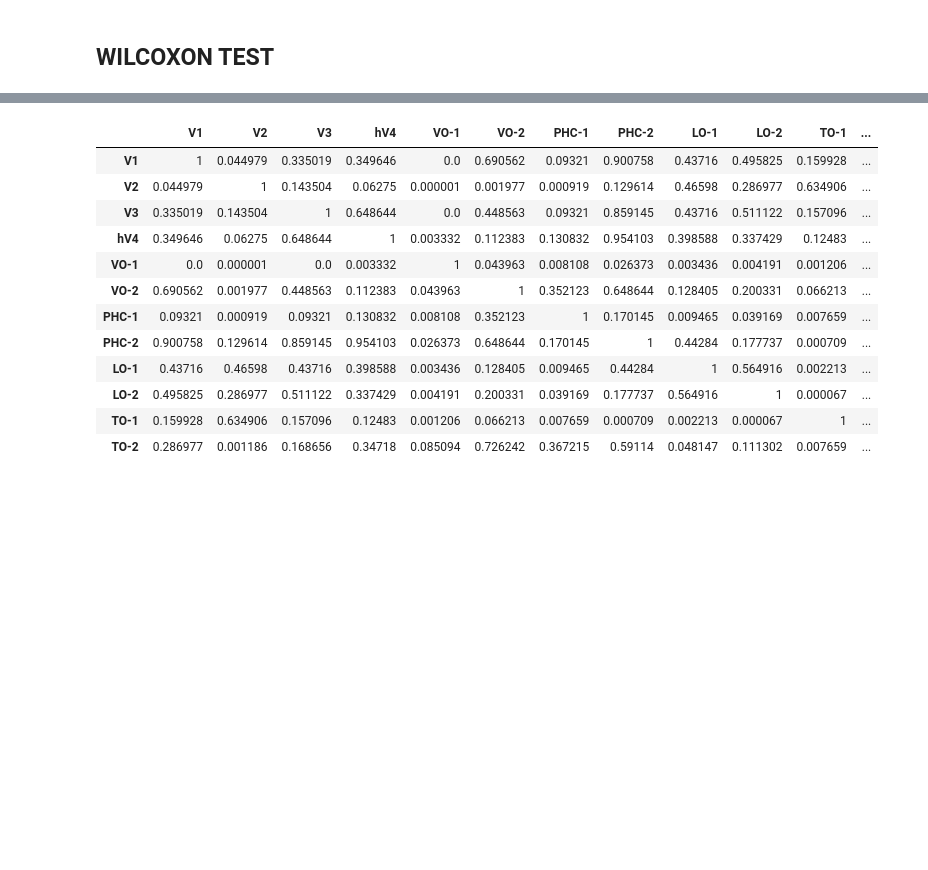
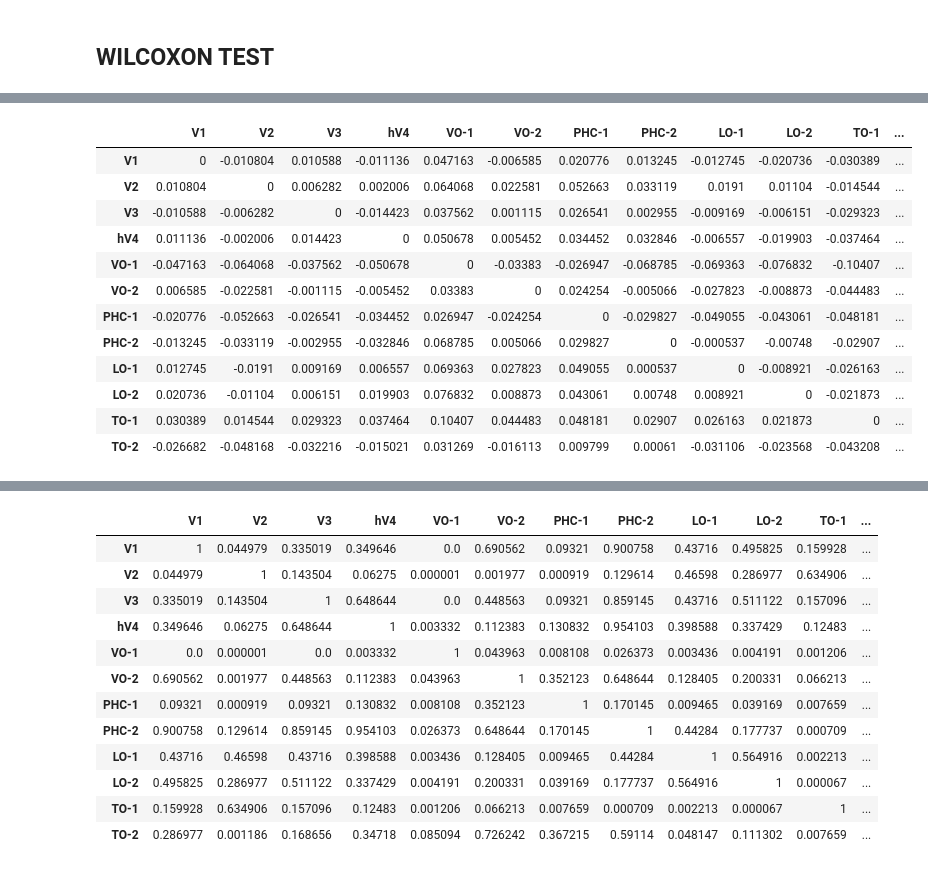
Before and after one commit to StanBgy/Thesis, a Jupyter notebook: src/flips.ipynb, the cells around one changed output, grey strips where cells are left out. Drawn from its saved outputs; the diff is of its cells as text; code cells hidden in the pictures; blank space fills up the shorter version.

```diff
--- a/src/flips.ipynb
+++ b/src/flips.ipynb
@@ -128,0 +223,16 @@ T_values_df_W # check z values
+# %%
+median_df_W
+# %% [output]
+|  | V1 | V2 | V3 | hV4 | VO-1 | VO-2 | PHC-1 | PHC-2 | LO-1 | LO-2 | TO-1 | ... |
+| V1 | 0 | -0.010804 | 0.010588 | -0.011136 | 0.047163 | -0.006585 | 0.020776 | 0.013245 | -0.012745 | -0.020736 | -0.030389 | ... |
+| V2 | 0.010804 | 0 | 0.006282 | 0.002006 | 0.064068 | 0.022581 | 0.052663 | 0.033119 | 0.0191 | 0.01104 | -0.014544 | ... |
+| V3 | -0.010588 | -0.006282 | 0 | -0.014423 | 0.037562 | 0.001115 | 0.026541 | 0.002955 | -0.009169 | -0.006151 | -0.029323 | ... |
+| hV4 | 0.011136 | -0.002006 | 0.014423 | 0 | 0.050678 | 0.005452 | 0.034452 | 0.032846 | -0.006557 | -0.019903 | -0.037464 | ... |
+| VO-1 | -0.047163 | -0.064068 | -0.037562 | -0.050678 | 0 | -0.03383 | -0.026947 | -0.068785 | -0.069363 | -0.076832 | -0.10407 | ... |
+| VO-2 | 0.006585 | -0.022581 | -0.001115 | -0.005452 | 0.03383 | 0 | 0.024254 | -0.005066 | -0.027823 | -0.008873 | -0.044483 | ... |
+| PHC-1 | -0.020776 | -0.052663 | -0.026541 | -0.034452 | 0.026947 | -0.024254 | 0 | -0.029827 | -0.049055 | -0.043061 | -0.048181 | ... |
+| PHC-2 | -0.013245 | -0.033119 | -0.002955 | -0.032846 | 0.068785 | 0.005066 | 0.029827 | 0 | -0.000537 | -0.00748 | -0.02907 | ... |
+| LO-1 | 0.012745 | -0.0191 | 0.009169 | 0.006557 | 0.069363 | 0.027823 | 0.049055 | 0.000537 | 0 | -0.008921 | -0.026163 | ... |
+| LO-2 | 0.020736 | -0.01104 | 0.006151 | 0.019903 | 0.076832 | 0.008873 | 0.043061 | 0.00748 | 0.008921 | 0 | -0.021873 | ... |
+| TO-1 | 0.030389 | 0.014544 | 0.029323 | 0.037464 | 0.10407 | 0.044483 | 0.048181 | 0.02907 | 0.026163 | 0.021873 | 0 | ... |
+| TO-2 | -0.026682 | -0.048168 | -0.032216 | -0.015021 | 0.031269 | -0.016113 | 0.009799 | 0.00061 | -0.031106 | -0.023568 | -0.043208 | ... |
```
Also changed, not shown: parts of 21 cells of this notebook, 12 other files.
